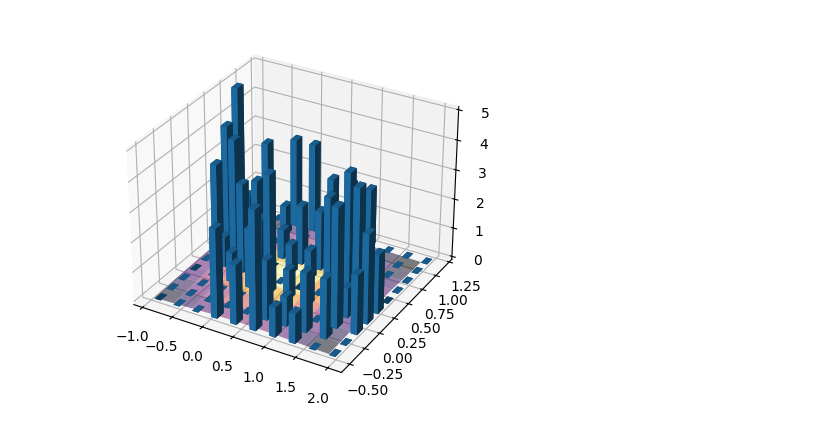
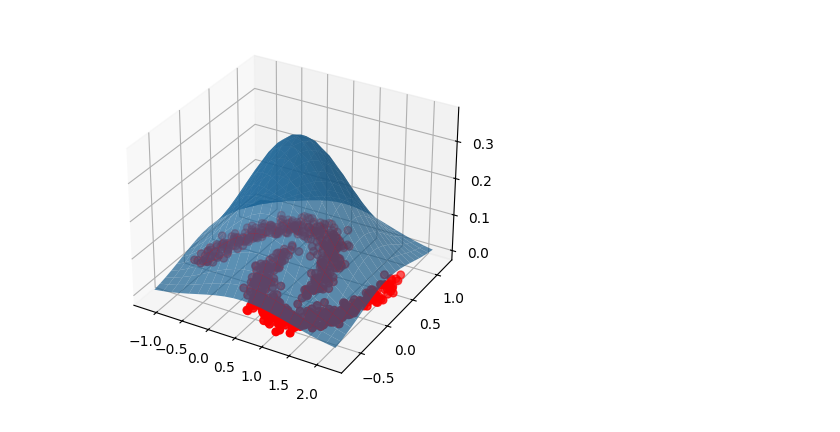
Before and after one commit to Max-Hi/GenNN, a Jupyter notebook: generative-baselines.ipynb, the cells around one changed output. Cells and saved outputs as stored; diff of their text form; code cells hidden in the pictures.

```diff
--- a/generative-baselines.ipynb
+++ b/generative-baselines.ipynb
@@ -1,6 +1,7 @@
 # %%
-SAMPLES = 1000
+SAMPLES = 700
 NOISE = 0.1
+BINS = 20
 # %%
 import numpy as np
 import matplotlib.pyplot as plt
@@ -10,7 +11,7 @@ from sklearn.datasets import make_moons
 X, _ = make_moons(n_samples=SAMPLES, noise=NOISE)
 
 # Create a 2D histogram
-hist, x_edges, y_edges = np.histogram2d(X[:, 0], X[:, 1], bins=20)
+hist, x_edges, y_edges = np.histogram2d(X[:, 0], X[:, 1], bins=BINS)
 
 # Visualize the histogram
 plt.imshow(hist, interpolation='nearest', origin='lower', extent=[x_edges[0], x_edges[-1], y_edges[0], y_edges[-1]])
@@ -28,35 +22,24 @@ plt.show()
 # %%
-import numpy as np
-import matplotlib.pyplot as plt
-from sklearn.datasets import make_moons
 from scipy.stats import norm
 from mpl_toolkits.mplot3d import Axes3D
+from matplotlib.colors import Normalize
 
-# Generate the data
-X, _ = make_moons(n_samples=100, noise=0.1)
-
-# Create a 3D histogram
-hist, x_edges, y_edges = np.histogram2d(X[:, 0], X[:, 1], bins=10)
-x_edges = (x_edges[:-1] + x_edges[1:]) / 2
-y_edges = (y_edges[:-1] + y_edges[1:]) / 2
+# using the hist data from above
 x, y = np.meshgrid(x_edges, y_edges)
 
 # Fit a Gaussian to the histogram data
 x_mean = np.mean(X[:, 0])
 x_std = np.std(X[:, 0])
 y_mean = np.mean(X[:, 1])
 y_std = np.std(X[:, 1])
 pdf = norm.pdf(x, loc=x_mean, scale=x_std) * norm.pdf(y, loc=y_mean, scale=y_std)
 
-# Normalize the histogram
-hist = hist / hist.sum()
-
 # Visualize the 3D plot
 fig = plt.figure()
 ax = fig.add_subplot(111, projection='3d')
-ax.bar3d(x.ravel(), y.ravel(), np.zeros_like(hist).ravel(), 0.1, 0.1, hist.ravel(), shade=True)
-ax.plot_surface(x, y, pdf, cmap='inferno', alpha=0.5)
+ax.scatter(X[:, 0], X[:, 1], np.zeros(len(X)), c='r', marker='o', s=30, label="Data Points")
+ax.plot_surface(x, y, pdf, alpha=0.7)
 
 plt.show()
 # %% [output]
-[figure, old version]
+[figure, new version]
```
Also changed, not shown: parts of 3 cells of this notebook.
